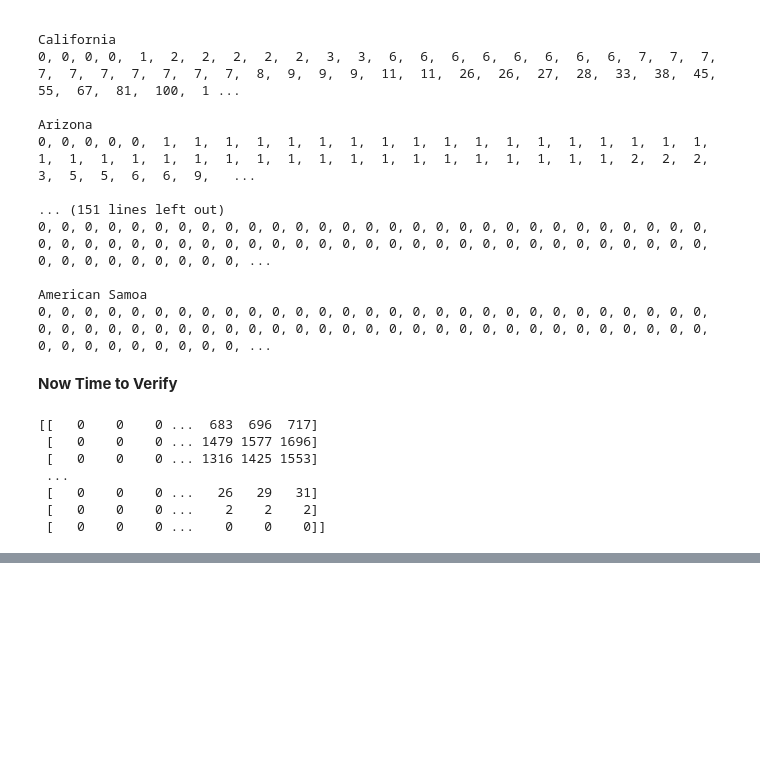
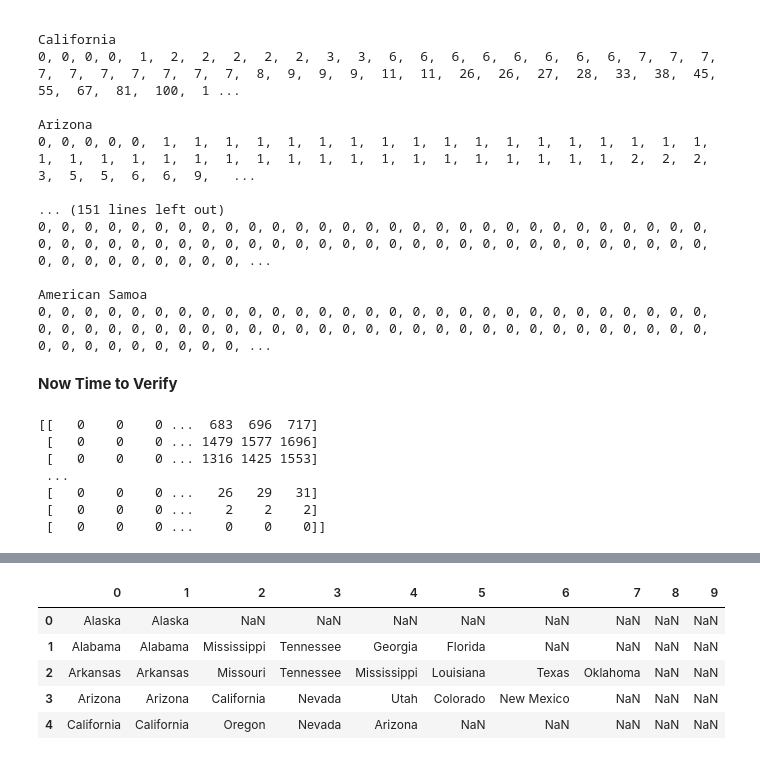
Before and after one commit to ahsantarique/Covid-19-segmentation, a Jupyter notebook: preprocessing_states.ipynb, the cells around one changed output, grey strips where cells are left out. Drawn from its saved outputs; the diff is of its cells as text; code cells hidden in the pictures; blank space fills up the shorter version.

```diff
--- a/preprocessing_states.ipynb
+++ b/preprocessing_states.ipynb
@@ -133,0 +174,11 @@ for i in range(len(verification)):
+# %%
+adj = pd.read_csv(path + 'covid-19-dataset/processed-data/us-adj.csv', header=None)
+# %%
+adj.head()
+# %% [output]
+|  | 0 | 1 | 2 | 3 | 4 | 5 | 6 | 7 | 8 | 9 |
+| 0 | Alaska | Alaska | NaN | NaN | NaN | NaN | NaN | NaN | NaN | NaN |
+| 1 | Alabama | Alabama | Mississippi | Tennessee | Georgia | Florida | NaN | NaN | NaN | NaN |
+| 2 | Arkansas | Arkansas | Missouri | Tennessee | Mississippi | Louisiana | Texas | Oklahoma | NaN | NaN |
+| 3 | Arizona | Arizona | California | Nevada | Utah | Colorado | New Mexico | NaN | NaN | NaN |
+| 4 | California | California | Oregon | Nevada | Arizona | NaN | NaN | NaN | NaN | NaN |
```
Also changed, not shown: parts of 15 cells of this notebook, 22 other files.
